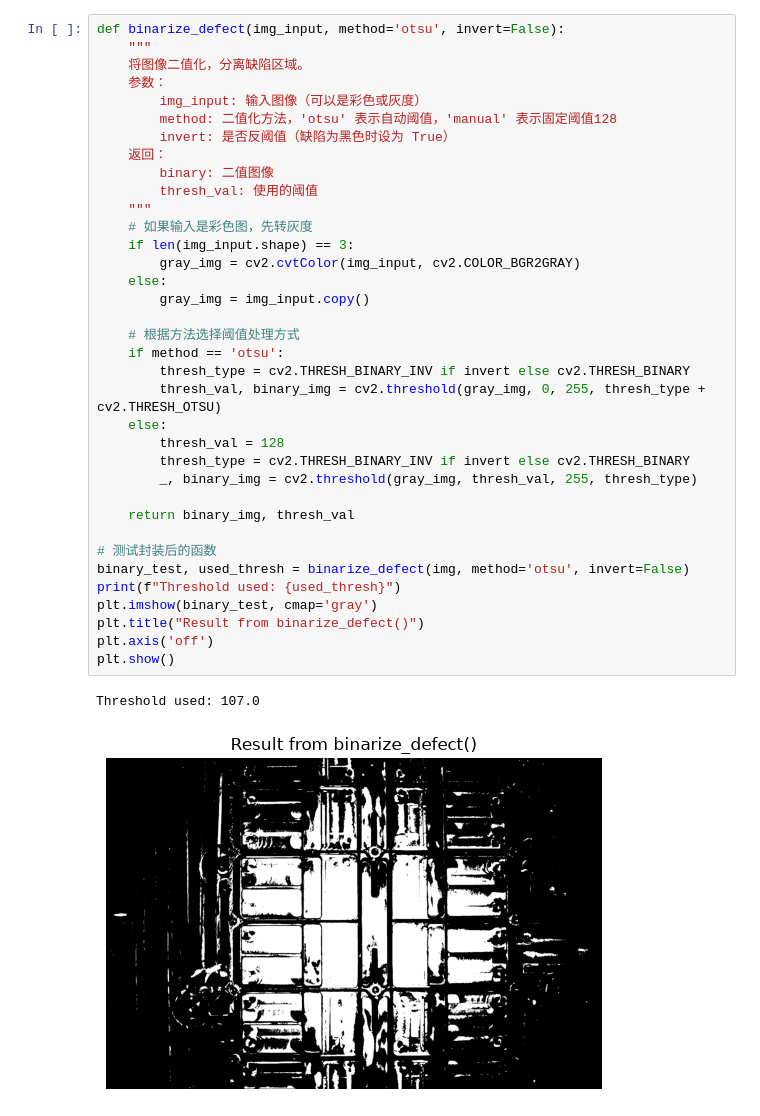
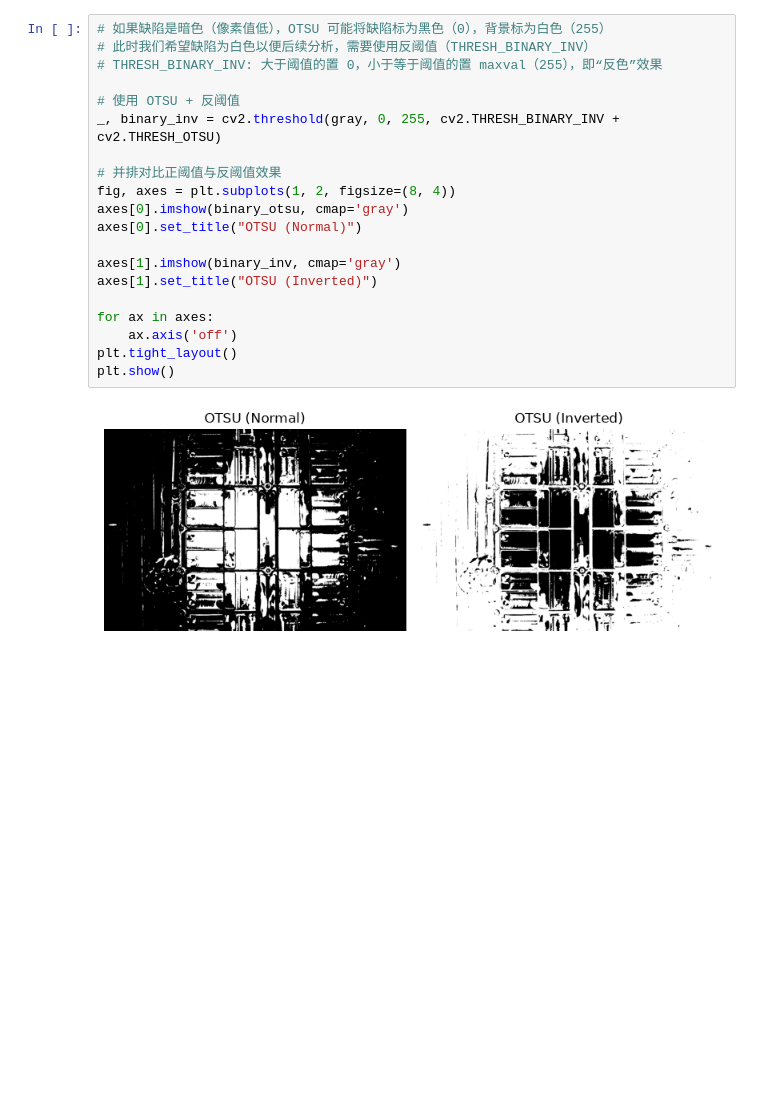
Before and after one commit to SSAWzjh1006/my-first-github-project, a Jupyter notebook: day 3.ipynb, the cells around one changed output. Saved outputs shown, nothing was run; the diff lists cells and outputs as text; blank space fills up the shorter version.

Commit message:
Day3: 实现灰度转换、OTSU二值化及正反阈值对比 | Day3: Implement grayscale conversion, OTSU binarization, and inverted threshold comparison

```diff
--- a/day 3.ipynb
+++ b/day 3.ipynb
@@ -53,39 +105,22 @@ OTSU computed threshold: 107.0
 # %%
-def binarize_defect(img_input, method='otsu', invert=False):
-    """
-    将图像二值化，分离缺陷区域。
-    参数：
-        img_input: 输入图像（可以是彩色或灰度）
-        method: 二值化方法，'otsu' 表示自动阈值，'manual' 表示固定阈值128
-        invert: 是否反阈值（缺陷为黑色时设为 True）
-    返回：
-        binary: 二值图像
-        thresh_val: 使用的阈值
-    """
-    # 如果输入是彩色图，先转灰度
-    if len(img_input.shape) == 3:
-        gray_img = cv2.cvtColor(img_input, cv2.COLOR_BGR2GRAY)
-    else:
-        gray_img = img_input.copy()
+# 如果缺陷是暗色（像素值低），OTSU 可能将缺陷标为黑色（0），背景标为白色（255）
+# 此时我们希望缺陷为白色以便后续分析，需要使用反阈值（THRESH_BINARY_INV）
+# THRESH_BINARY_INV: 大于阈值的置 0，小于等于阈值的置 maxval（255），即“反色”效果
 
-    # 根据方法选择阈值处理方式
-    if method == 'otsu':
-        thresh_type = cv2.THRESH_BINARY_INV if invert else cv2.THRESH_BINARY
-        thresh_val, binary_img = cv2.threshold(gray_img, 0, 255, thresh_type + cv2.THRESH_OTSU)
-    else:
-        thresh_val = 128
-        thresh_type = cv2.THRESH_BINARY_INV if invert else cv2.THRESH_BINARY
-        _, binary_img = cv2.threshold(gray_img, thresh_val, 255, thresh_type)
+# 使用 OTSU + 反阈值
+_, binary_inv = cv2.threshold(gray, 0, 255, cv2.THRESH_BINARY_INV + cv2.THRESH_OTSU)
 
-    return binary_img, thresh_val
+# 并排对比正阈值与反阈值效果
+fig, axes = plt.subplots(1, 2, figsize=(8, 4))
+axes[0].imshow(binary_otsu, cmap='gray')
+axes[0].set_title("OTSU (Normal)")
 
-# 测试封装后的函数
-binary_test, used_thresh = binarize_defect(img, method='otsu', invert=False)
-print(f"Threshold used: {used_thresh}")
-plt.imshow(binary_test, cmap='gray')
-plt.title("Result from binarize_defect()")
-plt.axis('off')
+axes[1].imshow(binary_inv, cmap='gray')
+axes[1].set_title("OTSU (Inverted)")
+
+for ax in axes:
+    ax.axis('off')
+plt.tight_layout()
 plt.show()
 # %% [output]
-Threshold used: 107.0
-[figure, old version]
+[figure, new version]
```
Also changed, not shown: parts of 5 cells of this notebook, 1 other file.
